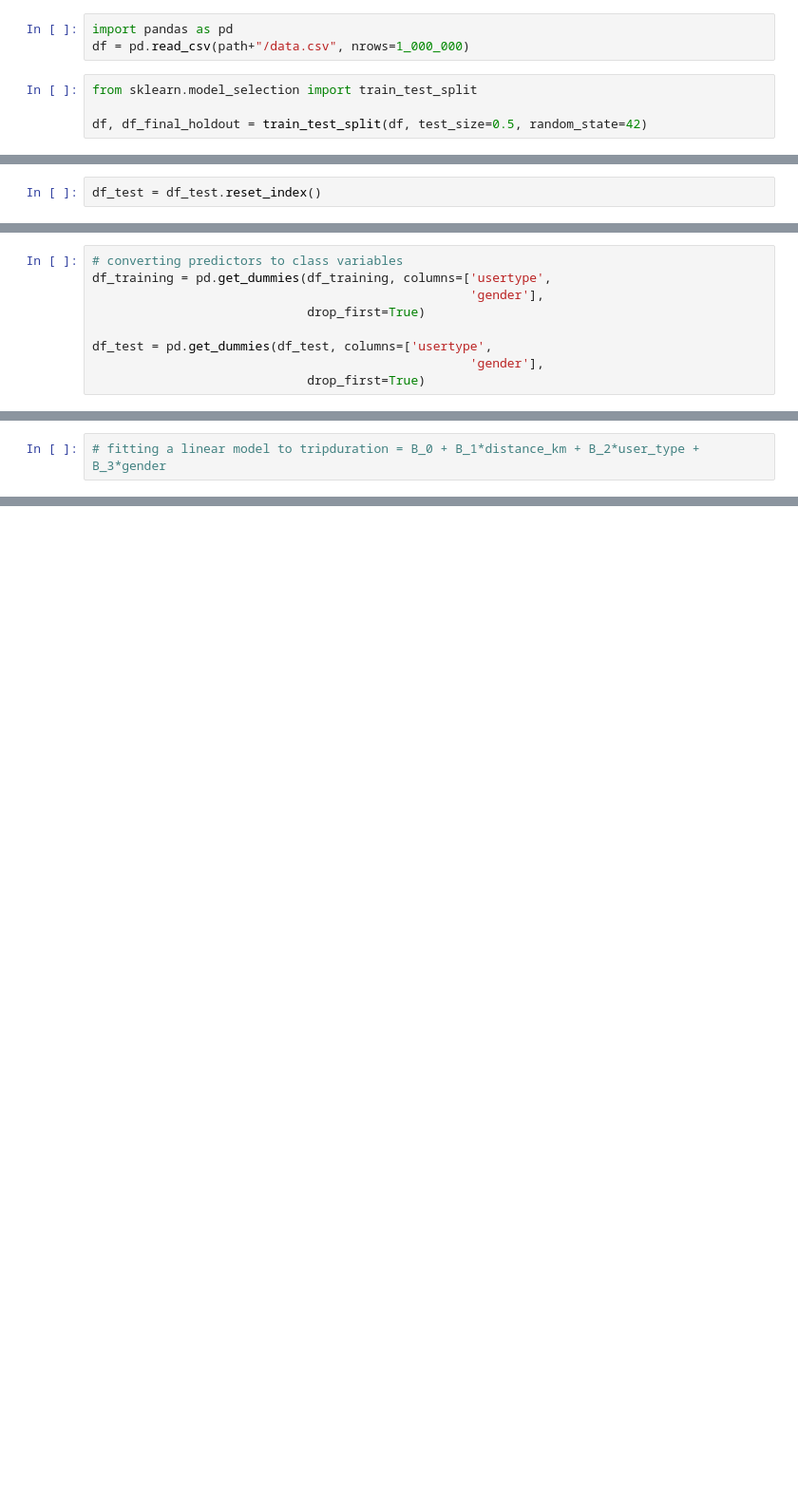
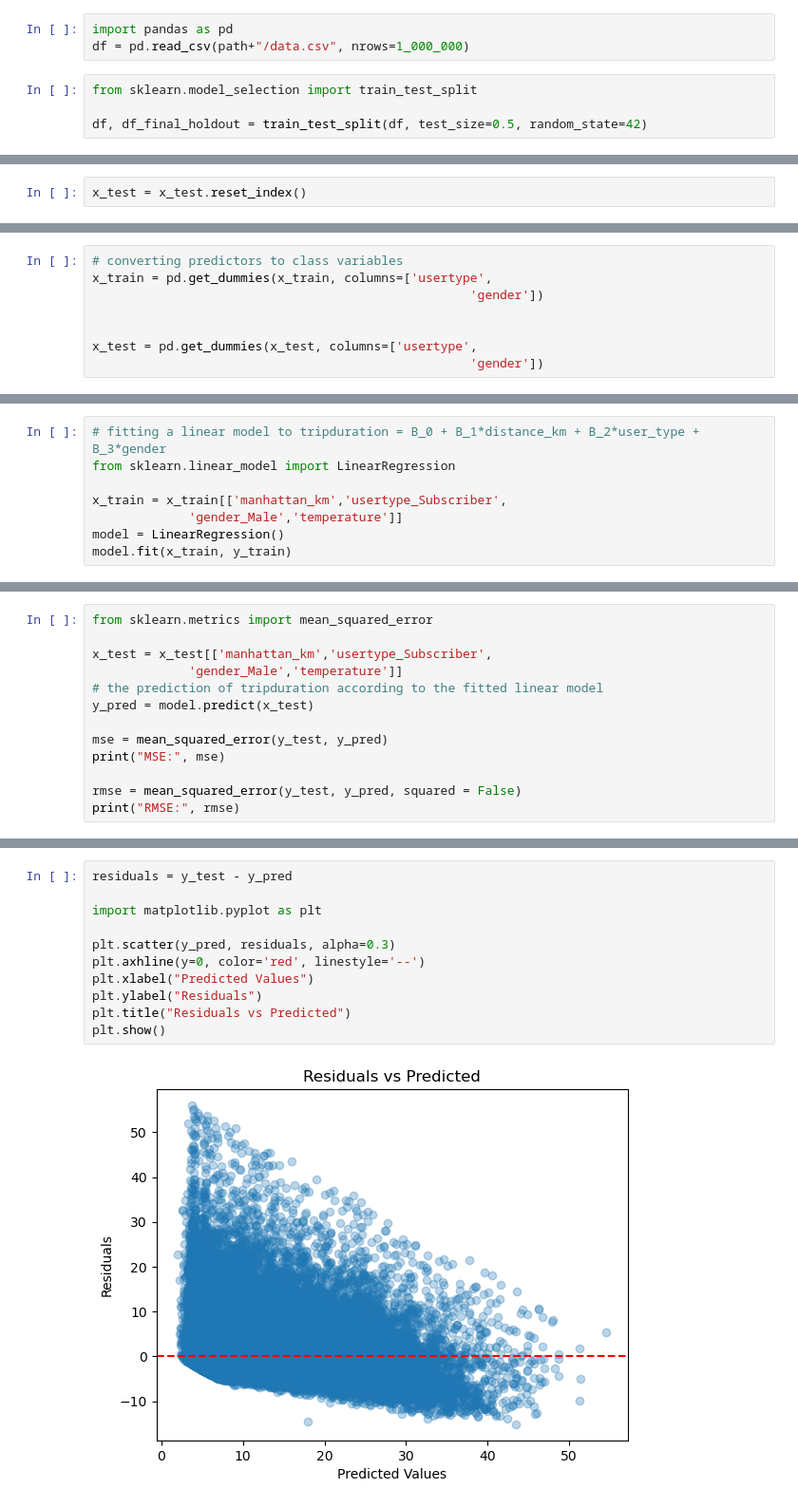
Before and after one commit to RomanT0058/csusb_spring26_cse5140_team2, a Jupyter notebook: NN_Analysis.ipynb, the cells around one changed output, grey strips where cells are left out. Shown at 95% size. Saved outputs shown, nothing was run; the diff lists cells and outputs as text; blank space fills up the shorter version.

Commit message:
1.3 Baseline models

```diff
--- a/NN_Analysis.ipynb
+++ b/NN_Analysis.ipynb
@@ -64,3 +59,3 @@ df_training
 # %%
-df_test = df_test.reset_index()
+x_test = x_test.reset_index()
 # %%
@@ -115,12 +77,11 @@ same thing will apply to (to_station_name)"""
 # %%
 # converting predictors to class variables
-df_training = pd.get_dummies(df_training, columns=['usertype',
-                                                   'gender'],
-                             drop_first=True)
+x_train = pd.get_dummies(x_train, columns=['usertype',
+                                                   'gender'])
 
-df_test = pd.get_dummies(df_test, columns=['usertype',
-                                                   'gender'],
-                             drop_first=True)
+
+x_test = pd.get_dummies(x_test, columns=['usertype',
+                                                   'gender'])
 # %%
 # converts start lattitude and longitude to Manhattan distance
 import numpy as np
@@ -169,2 +123,8 @@ memory usage: 66.1+ MB
 # %%
 # fitting a linear model to tripduration = B_0 + B_1*distance_km + B_2*user_type + B_3*gender
+from sklearn.linear_model import LinearRegression
+
+x_train = x_train[['manhattan_km','usertype_Subscriber',
+             'gender_Male','temperature']]
+model = LinearRegression()
+model.fit(x_train, y_train)
@@ -170,0 +139,13 @@ memory usage: 66.1+ MB
+# %%
+from sklearn.metrics import mean_squared_error
+
+x_test = x_test[['manhattan_km','usertype_Subscriber',
+             'gender_Male','temperature']]
+# the prediction of tripduration according to the fitted linear model
+y_pred = model.predict(x_test)
+
+mse = mean_squared_error(y_test, y_pred)
+print("MSE:", mse)
+
+rmse = mean_squared_error(y_test, y_pred, squared = False)
+print("RMSE:", rmse)
@@ -170,0 +155,13 @@ memory usage: 66.1+ MB
+# %%
+residuals = y_test - y_pred
+
+import matplotlib.pyplot as plt
+
+plt.scatter(y_pred, residuals, alpha=0.3)
+plt.axhline(y=0, color='red', linestyle='--')
+plt.xlabel("Predicted Values")
+plt.ylabel("Residuals")
+plt.title("Residuals vs Predicted")
+plt.show()
+# %% [output]
+[figure, added]
```
Also changed, not shown: parts of 23 cells of this notebook.
